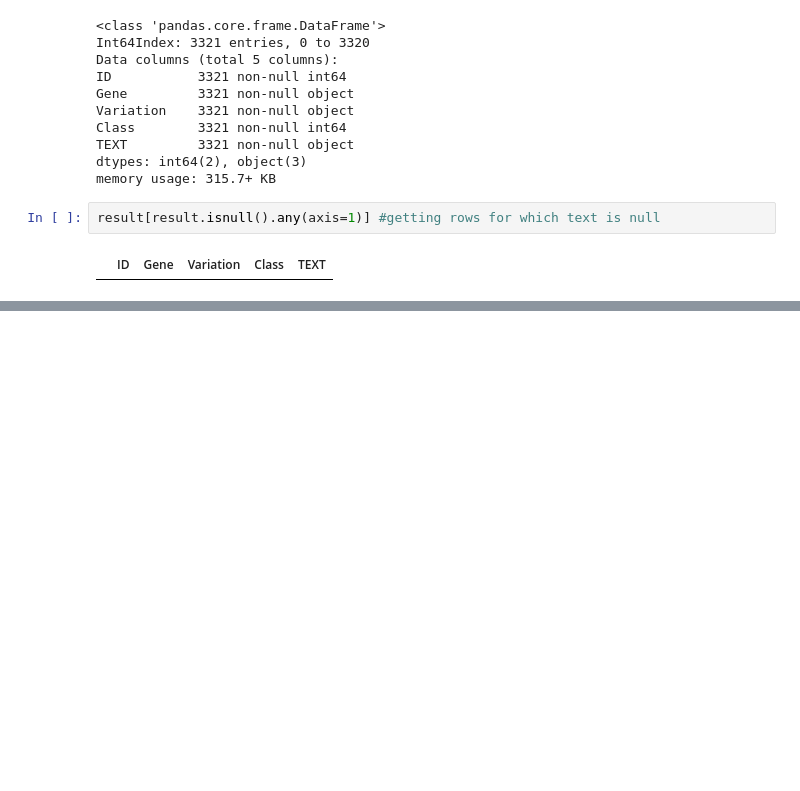
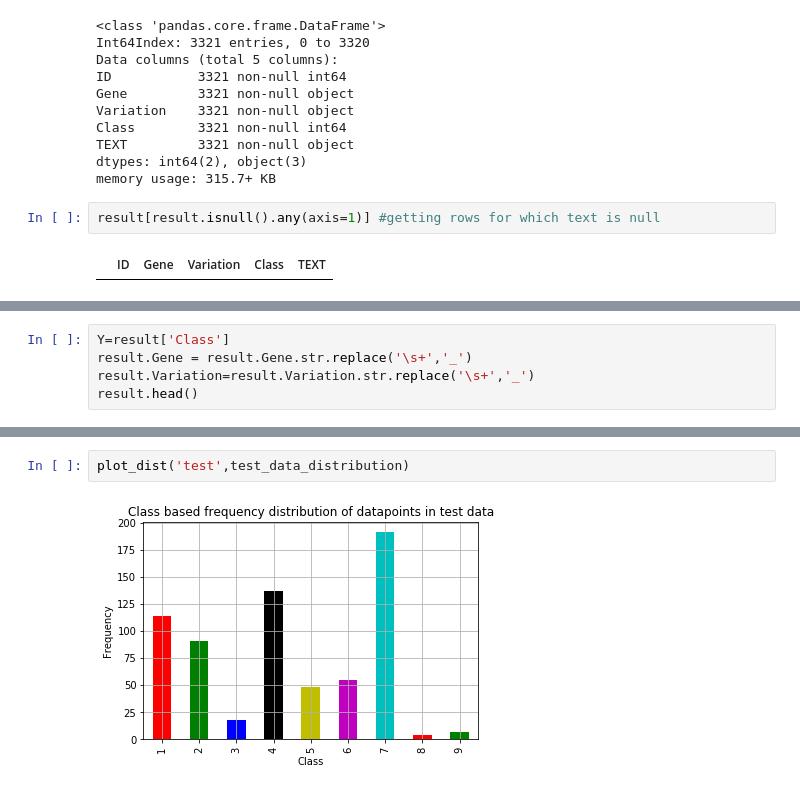
Before and after one commit to Rpmalukani22/Personalized-Medicine-Redefining-Cancer-Treatment, a Jupyter notebook: Personalized_Medicine_Redefining_Cancer_Treatment.ipynb, the cells around one changed output, grey strips where cells are left out. Saved outputs shown, nothing was run; the diff lists cells and outputs as text; blank space fills up the shorter version.

```diff
--- a/Personalized_Medicine_Redefining_Cancer_Treatment.ipynb
+++ b/Personalized_Medicine_Redefining_Cancer_Treatment.ipynb
@@ -182,2 +182,7 @@ result['TEXT'][1109]
 # %% [output]
 'FANCA S1088F'
+# %%
+Y=result['Class']
+result.Gene = result.Gene.str.replace('\s+','_')
+result.Variation=result.Variation.str.replace('\s+','_')
+result.head()
@@ -183,0 +226,4 @@ result['TEXT'][1109]
+# %%
+plot_dist('test',test_data_distribution)
+# %% [output]
+[figure, added]
```
Also changed, not shown: parts of 12 cells of this notebook.
